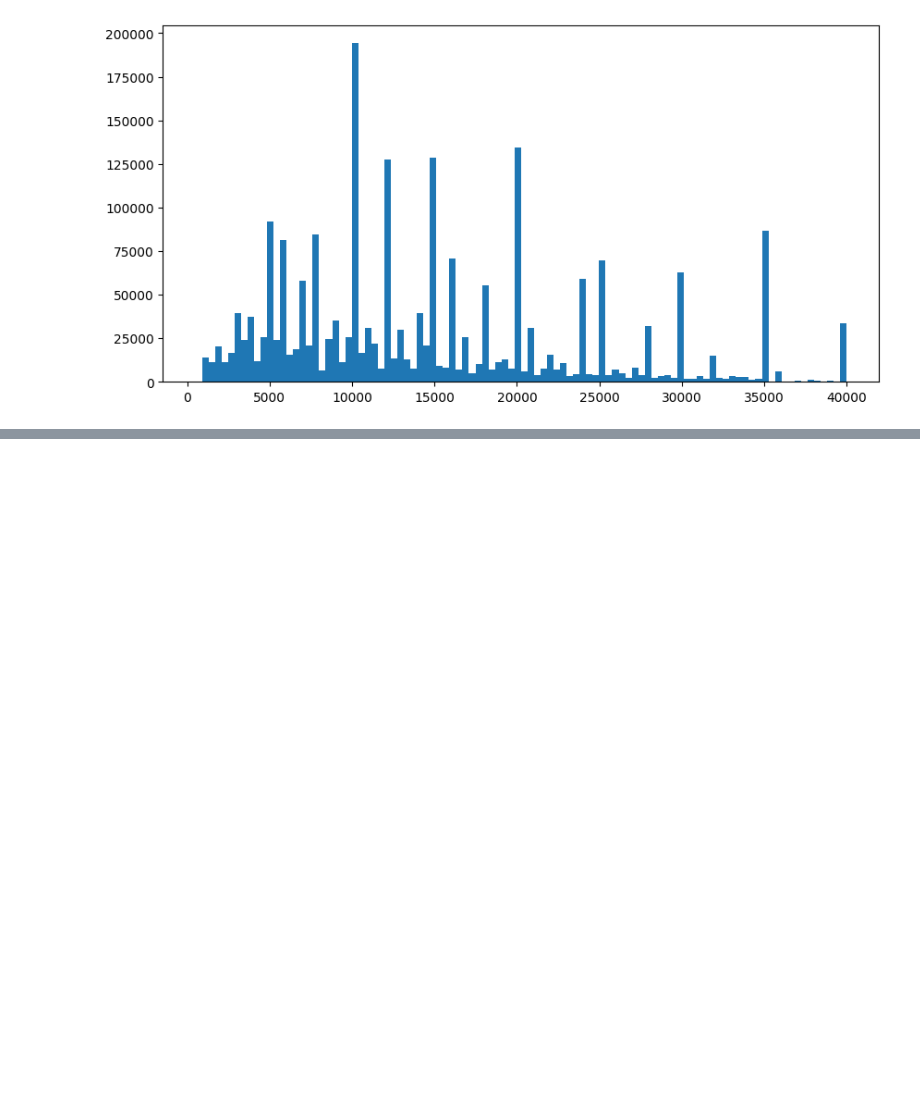
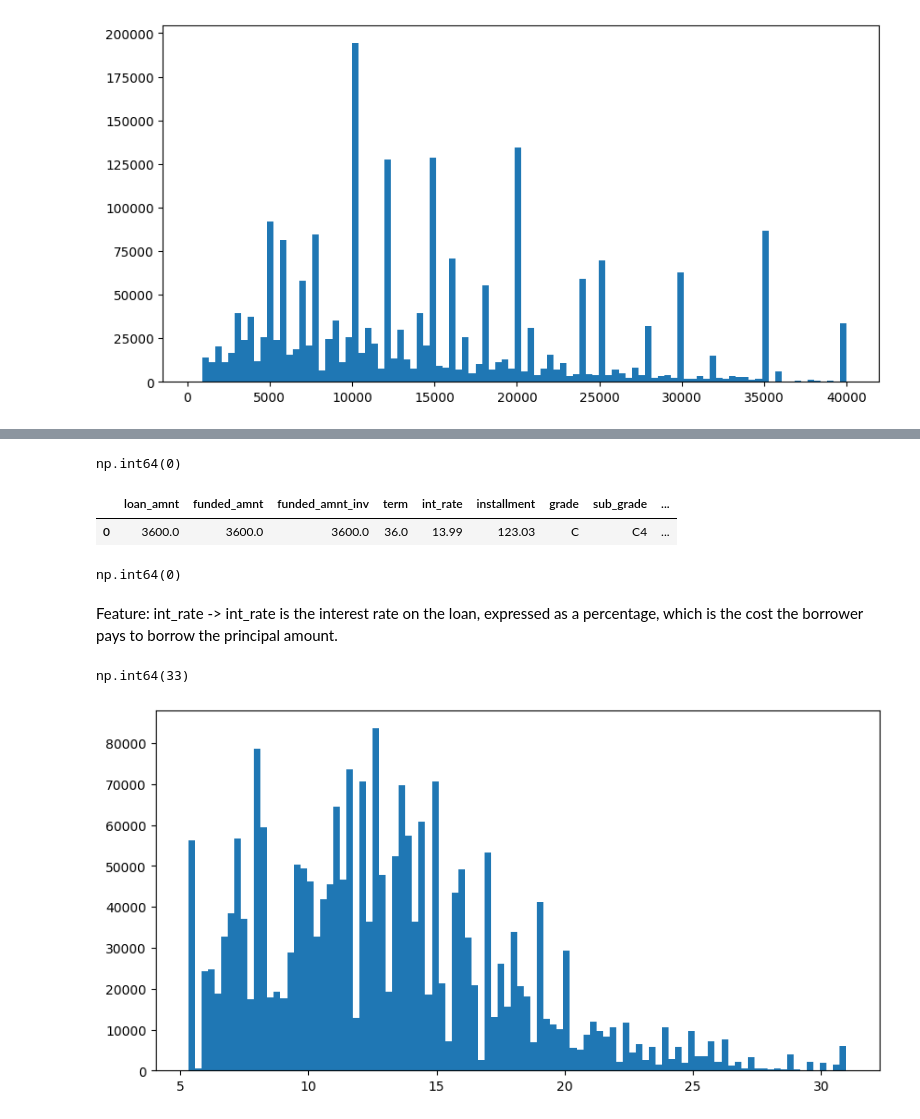
Before and after one commit to CharlesRajaR/Loan-Approval-Prediction-with-SHAP-An-end-to-end-machine-learning-project, a Jupyter notebook: notebooks/loan_approval_predictions_with_shap.ipynb, the cells around one changed output, grey strips where cells are left out. Cells and saved outputs as stored; diff of their text form; code cells hidden in the pictures; blank space fills up the shorter version.

```diff
--- a/notebooks/loan_approval_predictions_with_shap.ipynb
+++ b/notebooks/loan_approval_predictions_with_shap.ipynb
@@ -454,0 +493,27 @@ plt.show()
+# %%
+funded_amount_inv_median = df1['funded_amnt_inv'].median()
+df1.loc[:, 'funded_amnt_inv'] = df1['funded_amnt_inv'].fillna(funded_amount_inv_median)
+df1['funded_amnt_inv'].isnull().sum()
+# %% [output]
+np.int64(0)
+# %%
+df1.head(1)
+# %% [output]
+|  | loan_amnt | funded_amnt | funded_amnt_inv | term | int_rate | installment | grade | sub_grade | ... |
+| 0 | 3600.0 | 3600.0 | 3600.0 | 36.0 | 13.99 | 123.03 | C | C4 | ... |
+# %%
+df1['term'].isnull().sum()
+# %% [output]
+np.int64(0)
+# %% [markdown]
+Feature: int_rate -> int_rate is the interest rate on the loan, expressed as a percentage, which is the cost the borrower pays to borrow the principal amount.
+# %%
+df1['int_rate'].isnull().sum()
+# %% [output]
+np.int64(33)
+# %%
+fig, ax = plt.subplots(1, 1, figsize=(10, 5))
+ax.hist(df1['int_rate'], bins=100)
+plt.show()
+# %% [output]
+[figure, added]
```
Also changed, not shown: parts of 22 cells of this notebook.
